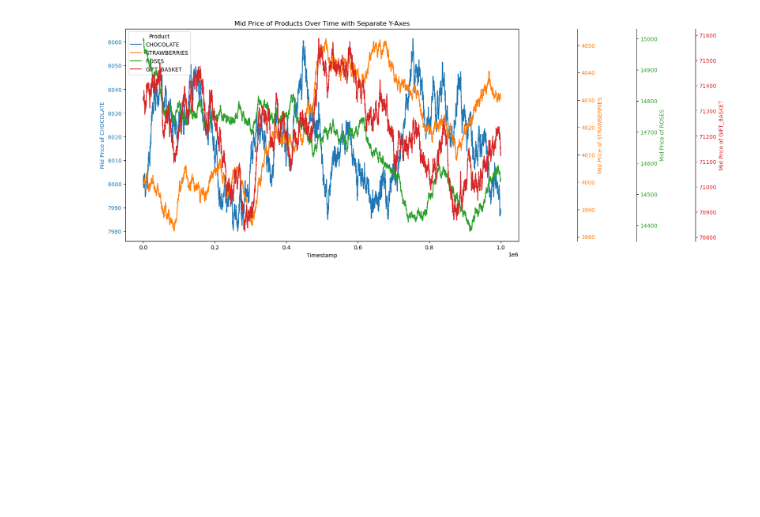
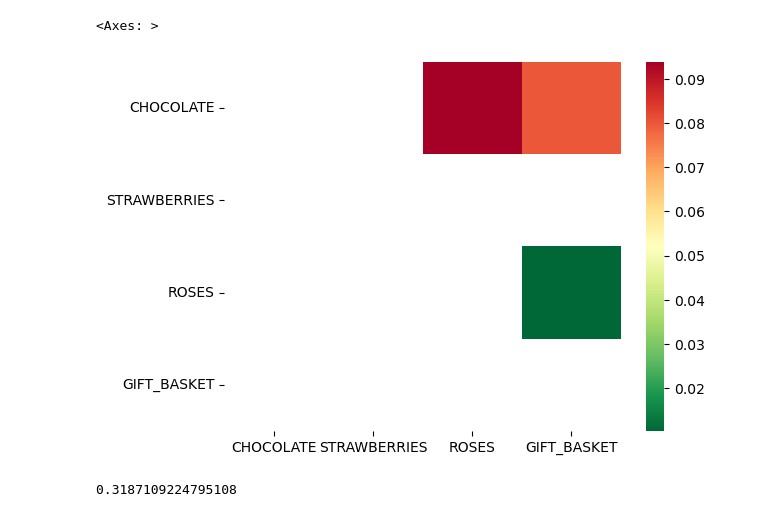
Before and after one commit to masatemma/IMC-Prosperity-MyIsland, a Jupyter notebook: round3/analysis/pair_trading.ipynb, the cells around one changed output. Saved outputs shown, nothing was run; the diff lists cells and outputs as text; code cells hidden in the pictures; blank space fills up the shorter version.

Commit message:
updated pairs trading analysis

```diff
--- a/round3/analysis/pair_trading.ipynb
+++ b/round3/analysis/pair_trading.ipynb
@@ -9,2 +16,0 @@ import matplotlib.pyplot as plt
-# %%
-data = pd.read_csv("../past_dataa/prices_round_3_day_0.csv", delimiter=';')
@@ -32,31 +17,41 @@ plt.show()
-# %%
-# Create a plot with separate y-axes
-fig, ax1 = plt.subplots(figsize=(16, 7))
-
-colors = ['tab:blue', 'tab:orange', 'tab:green', 'tab:red']
-axes = [ax1] + [ax1.twinx() for _ in range(len(products_to_plot) - 1)]  # Create additional axes for the other products
-fig.subplots_adjust(right=0.75)
-
-# Set positions for the additional y-axes
-for i, ax in enumerate(axes[1:], start=1):
-    ax.spines['right'].set_position(('axes', 1 + 0.15 * i))
-
-# Plot each product on its own y-axis
-for ax, color, product in zip(axes, colors, products_to_plot):
-    ax.plot(pivot_data.index, pivot_data[product], color=color, label=product)
-    ax.set_ylabel(f'Mid Price of {product}', color=color)
-    ax.tick_params(axis='y', labelcolor=color)
-
-# Set common labels and title
-ax1.set_xlabel('Timestamp')
-plt.title('Mid Price of Products Over Time with Separate Y-Axes')
-lines, labels = [], []
-for ax in axes:
-    line, label = ax.get_legend_handles_labels()
-    lines.extend(line)
-    labels.extend(label)
-ax1.legend(lines, labels, loc='upper left', title='Product')
-
-plt.show()
-# %% [output]
-[figure, removed]
+# %%
+def find_cointegrated_pairs(data):
+    n = data.shape[1]
+    score_matrix = np.zeros((n, n))
+    pvalue_matrix = np.ones((n, n))
+    keys = data.keys()
+    pairs = []
+    for i in range(n):
+        for j in range(i+1, n):
+            S1 = data[keys[i]]
+            S2 = data[keys[j]]
+            result = coint(S1, S2)
+            score = result[0]
+            pvalue = result[1]
+            score_matrix[i, j] = score
+            pvalue_matrix[i, j] = pvalue
+            if pvalue < 0.05:
+                pairs.append((keys[i], keys[j]))
+    return score_matrix, pvalue_matrix, pairs
+# %%
+prices_df = pd.read_csv("../past_data/combined_mid_prices.csv")
+prices_df_0 = prices_df.iloc[:10000]
+prices_df_1 = prices_df.iloc[10000:20000]
+prices_df_2 = prices_df.iloc[20000:30000]
+# %%
+scores, pvalues, pairs = find_cointegrated_pairs(prices_df)
+products = ["CHOCOLATE", "STRAWBERRIES", "ROSES", "GIFT_BASKET"]
+seaborn.heatmap(pvalues, xticklabels=products, yticklabels=products, cmap='RdYlGn_r'
+                , mask = (pvalues >= 0.1)
+                )
+# %% [output]
+<Axes: >
+[figure, added]
+# %%
+S1 = prices_df_0['Roses_Mid_Price']
+S2 = prices_df_0['Gift_Basket_Mid_Price']
+
+score, pvalue, _ = coint(S1, S2)
+pvalue
+# %% [output]
+0.3187109224795108
```
Also changed, not shown: parts of 8 cells of this notebook, 25 other files.
